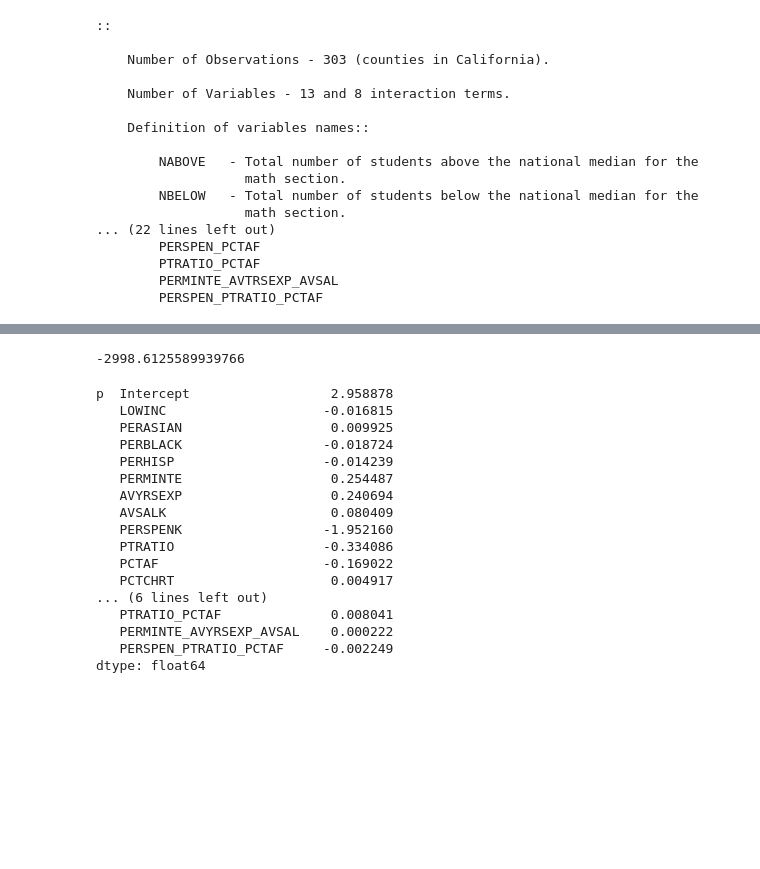
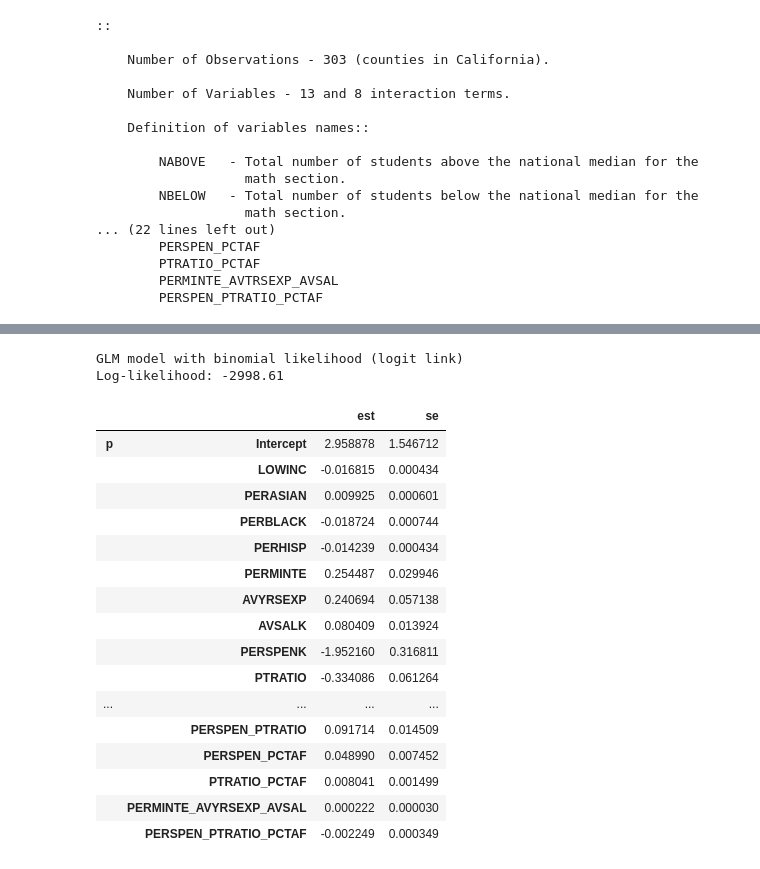
Before and after one commit to dschulman/linearlab, a Jupyter notebook: example/glm_binomial.ipynb, the cells around one changed output, grey strips where cells are left out. Saved outputs shown, nothing was run; the diff lists cells and outputs as text; code cells hidden in the pictures; blank space fills up the shorter version.

```diff
--- a/example/glm_binomial.ipynb
+++ b/example/glm_binomial.ipynb
@@ -77,29 +77,27 @@ ll_logit_model = ll.glm(star98, formula, lik=ll.lik.binomial())
 # %%
 ll_logit_fit = ll_logit_model.fit()
 # %%
-ll_logit_fit.loglik
+ll_logit_fit
 # %% [output]
--2998.6125589939766
+GLM model with binomial likelihood (logit link)
+Log-likelihood: -2998.61
+|  |  | est | se |
+| p | Intercept | 2.958878 | 1.546712 |
+|  | LOWINC | -0.016815 | 0.000434 |
+|  | PERASIAN | 0.009925 | 0.000601 |
+|  | PERBLACK | -0.018724 | 0.000744 |
+|  | PERHISP | -0.014239 | 0.000434 |
+|  | PERMINTE | 0.254487 | 0.029946 |
+|  | AVYRSEXP | 0.240694 | 0.057138 |
+|  | AVSALK | 0.080409 | 0.013924 |
+|  | PERSPENK | -1.952160 | 0.316811 |
+|  | PTRATIO | -0.334086 | 0.061264 |
+| ... | ... | ... | ... |
+|  | PERSPEN_PTRATIO | 0.091714 | 0.014509 |
+|  | PERSPEN_PCTAF | 0.048990 | 0.007452 |
+|  | PTRATIO_PCTAF | 0.008041 | 0.001499 |
+|  | PERMINTE_AVYRSEXP_AVSAL | 0.000222 | 0.000030 |
+|  | PERSPEN_PTRATIO_PCTAF | -0.002249 | 0.000349 |
-# %%
-ll_logit_fit.beta_grouped
-# %% [output]
-p  Intercept                  2.958878
-   LOWINC                    -0.016815
-   PERASIAN                   0.009925
-   PERBLACK                  -0.018724
-   PERHISP                   -0.014239
-   PERMINTE                   0.254487
-   AVYRSEXP                   0.240694
-   AVSALK                     0.080409
-   PERSPENK                  -1.952160
-   PTRATIO                   -0.334086
-   PCTAF                     -0.169022
-   PCTCHRT                    0.004917
-... (6 lines left out)
-   PTRATIO_PCTAF              0.008041
-   PERMINTE_AVYRSEXP_AVSAL    0.000222
-   PERSPEN_PTRATIO_PCTAF     -0.002249
-dtype: float64
 # %%
 sm_probit_model = smf.glm(formula, star98, family=sm.families.Binomial(sm.families.links.Probit()))
 # %%
```
Also changed, not shown: parts of 13 cells of this notebook, 12 other files.
